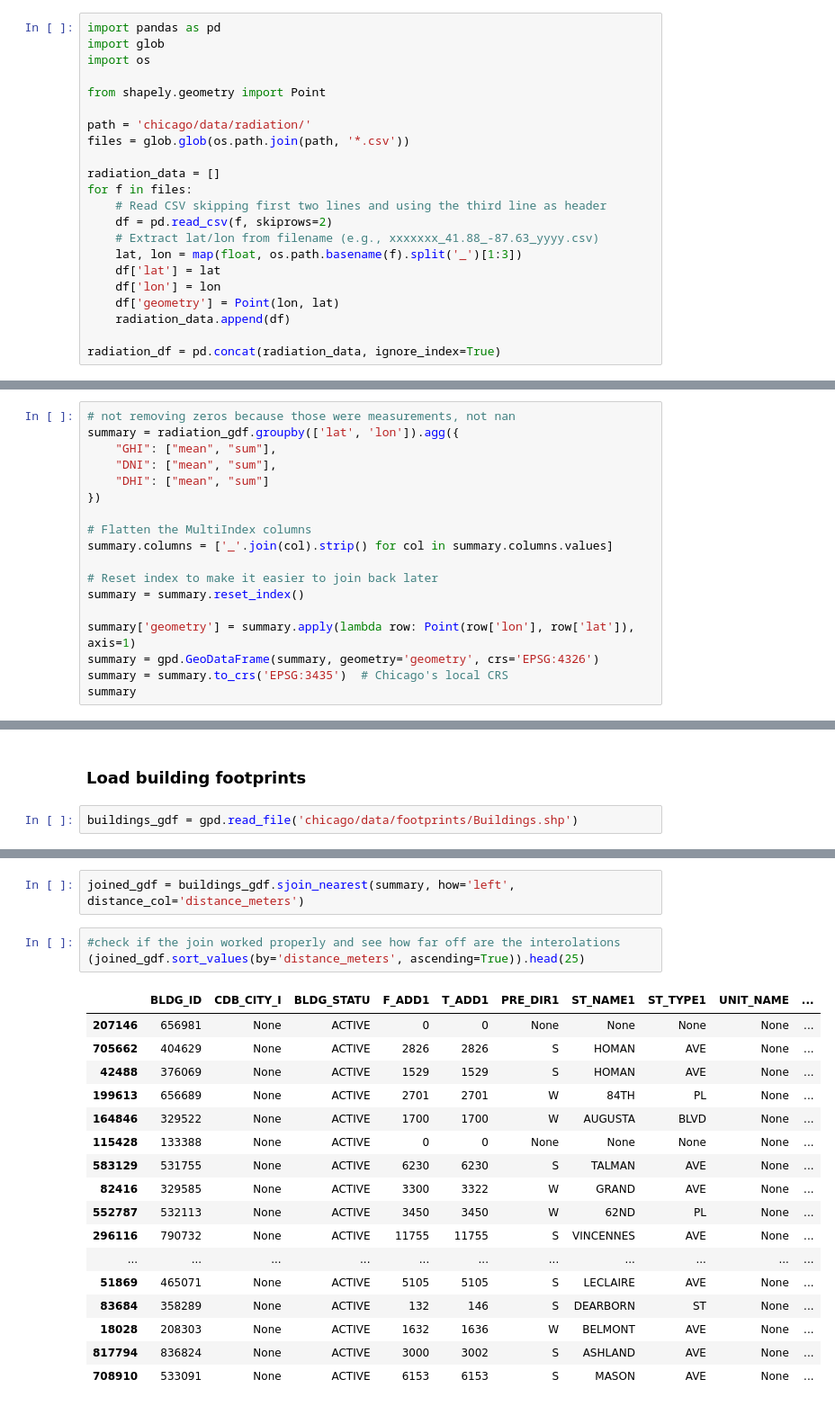
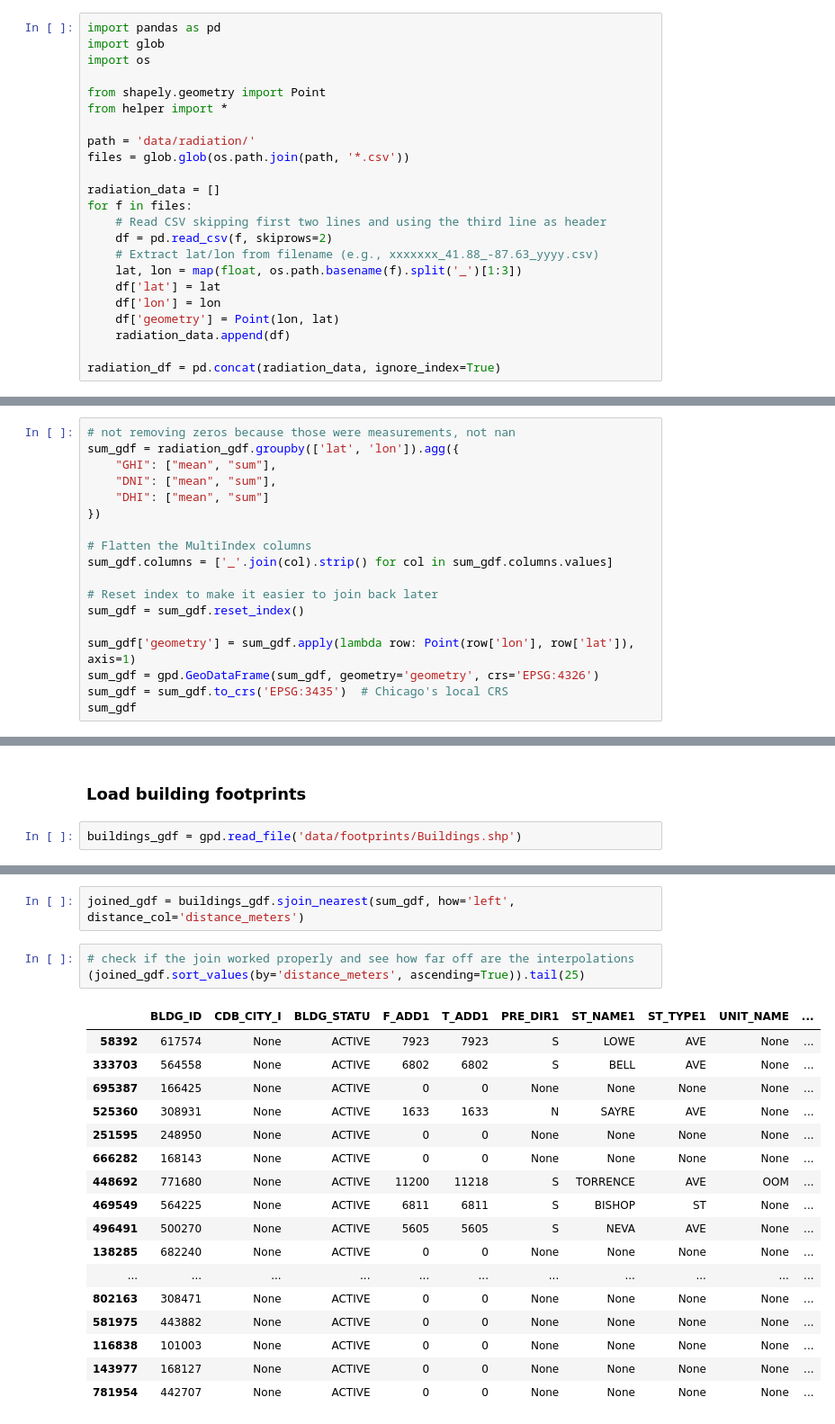
Before and after one commit to dpmendez/solar-energy, a Jupyter notebook: chicago/summarize_solardata.ipynb, the cells around one changed output, grey strips where cells are left out. Shown: that part at 90% size. Drawn from its saved outputs; the diff is of its cells as text.

```diff
--- a/chicago/summarize_solardata.ipynb
+++ b/chicago/summarize_solardata.ipynb
@@ -7,8 +7,9 @@ import glob
 import os
 
 from shapely.geometry import Point
+from helper import *
 
-path = 'chicago/data/radiation/'
+path = 'data/radiation/'
 files = glob.glob(os.path.join(path, '*.csv'))
 
 radiation_data = []
@@ -52,22 +53,22 @@ EPSG:4326
 To have a single geopandas data frame with a single triplet per coordinate which will be the year average.
 # %%
 # not removing zeros because those were measurements, not nan
-summary = radiation_gdf.groupby(['lat', 'lon']).agg({
+sum_gdf = radiation_gdf.groupby(['lat', 'lon']).agg({
     "GHI": ["mean", "sum"],
     "DNI": ["mean", "sum"],
     "DHI": ["mean", "sum"]
 })
 
 # Flatten the MultiIndex columns
-summary.columns = ['_'.join(col).strip() for col in summary.columns.values]
+sum_gdf.columns = ['_'.join(col).strip() for col in sum_gdf.columns.values]
 
 # Reset index to make it easier to join back later
-summary = summary.reset_index()
+sum_gdf = sum_gdf.reset_index()
 
-summary['geometry'] = summary.apply(lambda row: Point(row['lon'], row['lat']), axis=1)
-summary = gpd.GeoDataFrame(summary, geometry='geometry', crs='EPSG:4326')
-summary = summary.to_crs('EPSG:3435')  # Chicago's local CRS
-summary
+sum_gdf['geometry'] = sum_gdf.apply(lambda row: Point(row['lon'], row['lat']), axis=1)
+sum_gdf = gpd.GeoDataFrame(sum_gdf, geometry='geometry', crs='EPSG:4326')
+sum_gdf = sum_gdf.to_crs('EPSG:3435')  # Chicago's local CRS
+sum_gdf
 # %% [output]
 |  | lat | lon | GHI_mean | GHI_sum | DNI_mean | DNI_sum | DHI_mean | DHI_sum | geometry |
 | 0 | 41.64 | -87.97 | 165.969064 | 1453889 | 182.585274 | 1599447 | 62.619178 | 548544 | POINT (1083562.578 1811618.167) |
@@ -85,5 +86,5 @@ summary
 # %% [markdown]
 ### Load building footprints
 # %%
-buildings_gdf = gpd.read_file('chicago/data/footprints/Buildings.shp')
+buildings_gdf = gpd.read_file('data/footprints/Buildings.shp')
 # %%
@@ -95,24 +98,24 @@ EPSG:3435
 # %%
-joined_gdf = buildings_gdf.sjoin_nearest(summary, how='left', distance_col='distance_meters')
+joined_gdf = buildings_gdf.sjoin_nearest(sum_gdf, how='left', distance_col='distance_meters')
 # %%
-#check if the join worked properly and see how far off are the interolations
-(joined_gdf.sort_values(by='distance_meters', ascending=True)).head(25)
+# check if the join worked properly and see how far off are the interpolations
+(joined_gdf.sort_values(by='distance_meters', ascending=True)).tail(25)
 # %% [output]
 |  | BLDG_ID | CDB_CITY_I | BLDG_STATU | F_ADD1 | T_ADD1 | PRE_DIR1 | ST_NAME1 | ST_TYPE1 | UNIT_NAME | ... |
-| 207146 | 656981 | None | ACTIVE | 0 | 0 | None | None | None | None | ... |
-| 705662 | 404629 | None | ACTIVE | 2826 | 2826 | S | HOMAN | AVE | None | ... |
-| 42488 | 376069 | None | ACTIVE | 1529 | 1529 | S | HOMAN | AVE | None | ... |
-| 199613 | 656689 | None | ACTIVE | 2701 | 2701 | W | 84TH | PL | None | ... |
-| 164846 | 329522 | None | ACTIVE | 1700 | 1700 | W | AUGUSTA | BLVD | None | ... |
-| 115428 | 133388 | None | ACTIVE | 0 | 0 | None | None | None | None | ... |
-| 583129 | 531755 | None | ACTIVE | 6230 | 6230 | S | TALMAN | AVE | None | ... |
-| 82416 | 329585 | None | ACTIVE | 3300 | 3322 | W | GRAND | AVE | None | ... |
-| 552787 | 532113 | None | ACTIVE | 3450 | 3450 | W | 62ND | PL | None | ... |
-| 296116 | 790732 | None | ACTIVE | 11755 | 11755 | S | VINCENNES | AVE | None | ... |
+| 58392 | 617574 | None | ACTIVE | 7923 | 7923 | S | LOWE | AVE | None | ... |
+| 333703 | 564558 | None | ACTIVE | 6802 | 6802 | S | BELL | AVE | None | ... |
+| 695387 | 166425 | None | ACTIVE | 0 | 0 | None | None | None | None | ... |
+| 525360 | 308931 | None | ACTIVE | 1633 | 1633 | N | SAYRE | AVE | None | ... |
+| 251595 | 248950 | None | ACTIVE | 0 | 0 | None | None | None | None | ... |
+| 666282 | 168143 | None | ACTIVE | 0 | 0 | None | None | None | None | ... |
+| 448692 | 771680 | None | ACTIVE | 11200 | 11218 | S | TORRENCE | AVE | OOM | ... |
+| 469549 | 564225 | None | ACTIVE | 6811 | 6811 | S | BISHOP | ST | None | ... |
+| 496491 | 500270 | None | ACTIVE | 5605 | 5605 | S | NEVA | AVE | None | ... |
+| 138285 | 682240 | None | ACTIVE | 0 | 0 | None | None | None | None | ... |
 | ... | ... | ... | ... | ... | ... | ... | ... | ... | ... | ... |
-| 51869 | 465071 | None | ACTIVE | 5105 | 5105 | S | LECLAIRE | AVE | None | ... |
-| 83684 | 358289 | None | ACTIVE | 132 | 146 | S | DEARBORN | ST | None | ... |
-| 18028 | 208303 | None | ACTIVE | 1632 | 1636 | W | BELMONT | AVE | None | ... |
-| 817794 | 836824 | None | ACTIVE | 3000 | 3002 | S | ASHLAND | AVE | None | ... |
-| 708910 | 533091 | None | ACTIVE | 6153 | 6153 | S | MASON | AVE | None | ... |
+| 802163 | 308471 | None | ACTIVE | 0 | 0 | None | None | None | None | ... |
+| 581975 | 443882 | None | ACTIVE | 0 | 0 | None | None | None | None | ... |
+| 116838 | 101003 | None | ACTIVE | 0 | 0 | None | None | None | None | ... |
+| 143977 | 168127 | None | ACTIVE | 0 | 0 | None | None | None | None | ... |
+| 781954 | 442707 | None | ACTIVE | 0 | 0 | None | None | None | None | ... |
 25 rows × 53 columns
```
Also changed, not shown: parts of 12 cells of this notebook.
